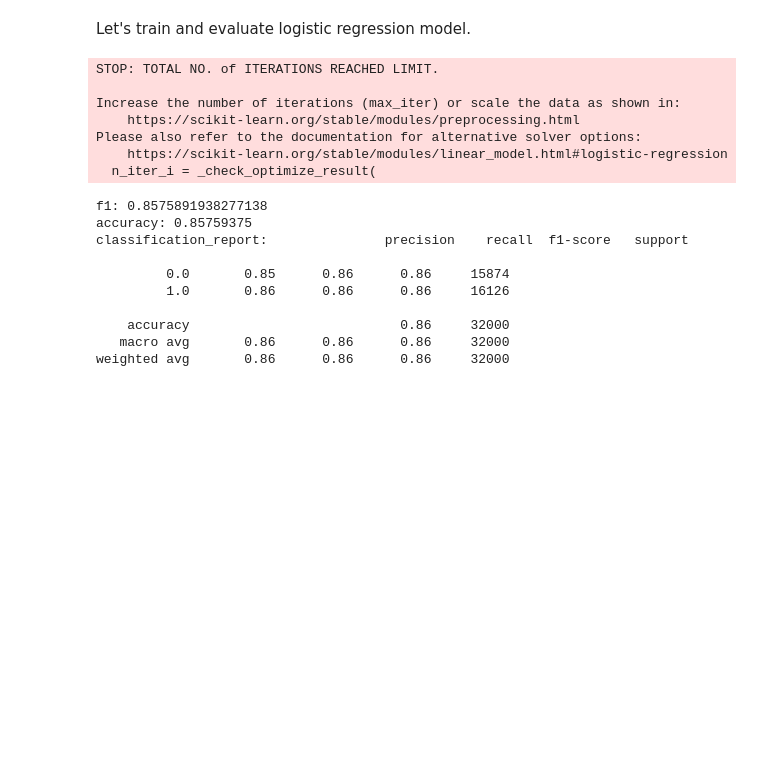
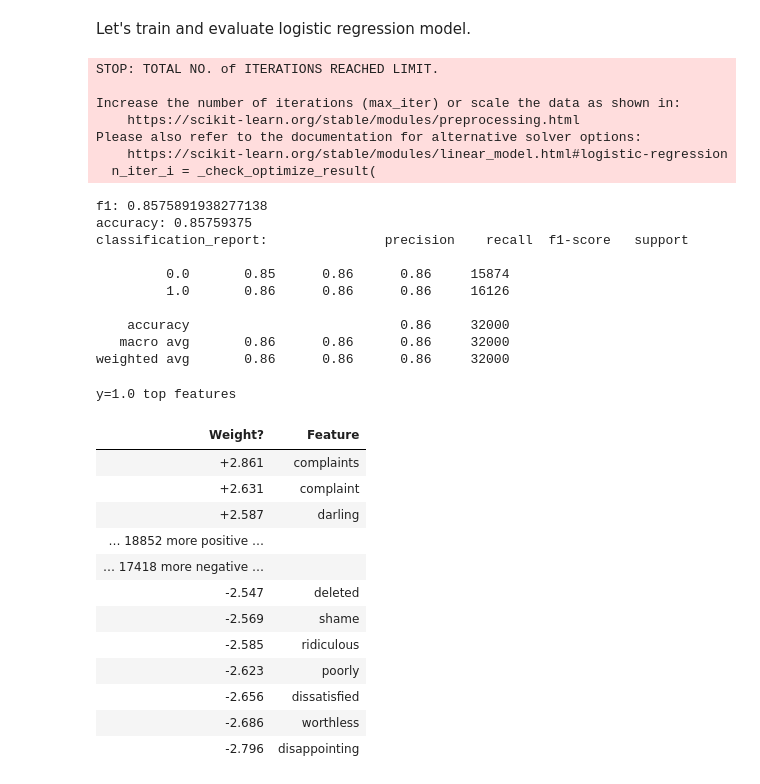
Before and after one commit to dqmis/nlp-classification, a Jupyter notebook: notebooks/amazon_reviews/logreg.ipynb, the cells around one changed output. Saved outputs shown, nothing was run; the diff lists cells and outputs as text; code cells hidden in the pictures; blank space fills up the shorter version.

```diff
--- a/notebooks/amazon_reviews/logreg.ipynb
+++ b/notebooks/amazon_reviews/logreg.ipynb
@@ -98,31 +101,45 @@ weighted avg       0.68      0.63      0.61     32000
 Let's train and evaluate logistic regression model.
 # %%
 # Logreg model
-model = ml_classifier.MlClassifier()
-model.fit(train_df["review_body"].values, train_df["label"].values)
+model = ml_classifier.MlClassifier(classifier_name="logreg")
+model.fit(x_train, y_train)
 
 # Calculate metrics
-true_values = test_df["label"].values
-predictions = model.predict(test_df["review_body"].values)
+y_pred = model.predict(x_test)
 
-utils.evaluate_model(true_values, predictions)
-for metric, value in utils.evaluate_model(true_values, predictions).items():
+for metric, value in utils.evaluate_model(y_test, y_pred).items():
     print(f"{metric}: {value}")
+
+model.get_feature_importance()
 # %% [output]
 STOP: TOTAL NO. of ITERATIONS REACHED LIMIT.
 
 Increase the number of iterations (max_iter) or scale the data as shown in:
     https://scikit-learn.org/stable/modules/preprocessing.html
 Please also refer to the documentation for alternative solver options:
     https://scikit-learn.org/stable/modules/linear_model.html#logistic-regression
   n_iter_i = _check_optimize_result(
 f1: 0.8575891938277138
 accuracy: 0.85759375
 classification_report:               precision    recall  f1-score   support
 
          0.0       0.85      0.86      0.86     15874
          1.0       0.86      0.86      0.86     16126
 
     accuracy                           0.86     32000
    macro avg       0.86      0.86      0.86     32000
 weighted avg       0.86      0.86      0.86     32000
+y=1.0 top features
+| Weight? | Feature |
+| +2.861 | complaints |
+| +2.631 | complaint |
+| +2.587 | darling |
+| … 18852 more positive … |  |
+| … 17418 more negative … |  |
+| -2.547 | deleted |
+| -2.569 | shame |
+| -2.585 | ridiculous |
+| -2.623 | poorly |
+| -2.656 | dissatisfied |
+| -2.686 | worthless |
+| -2.796 | disappointing |
```
Also changed, not shown: parts of 15 cells of this notebook, 3 other files.
